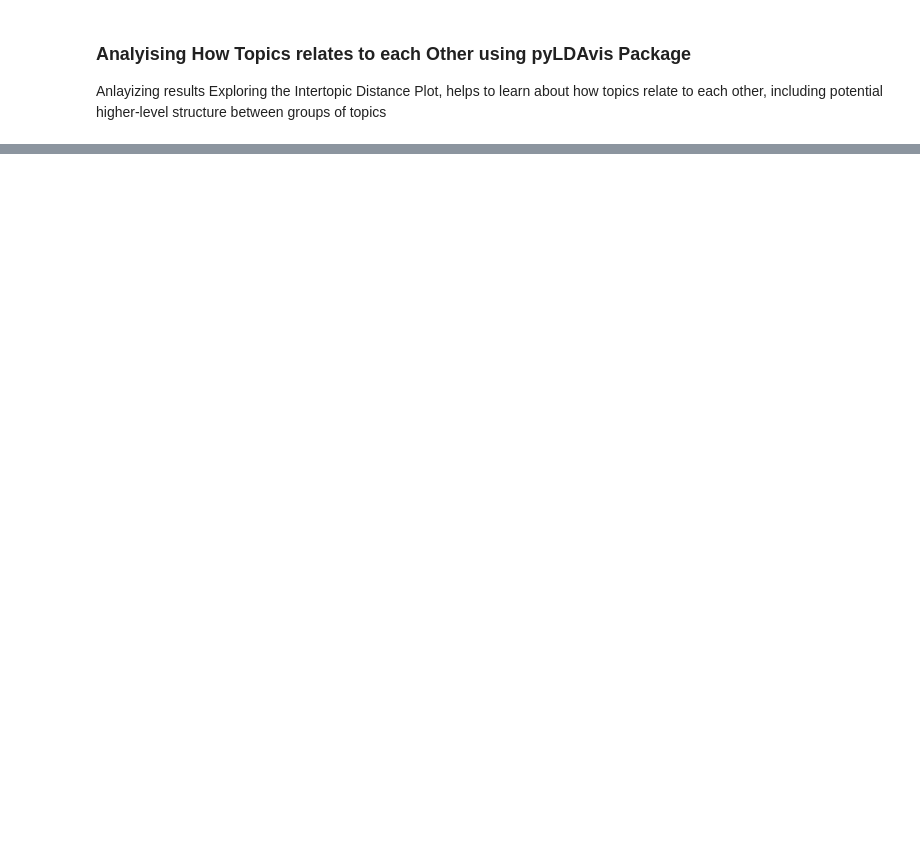
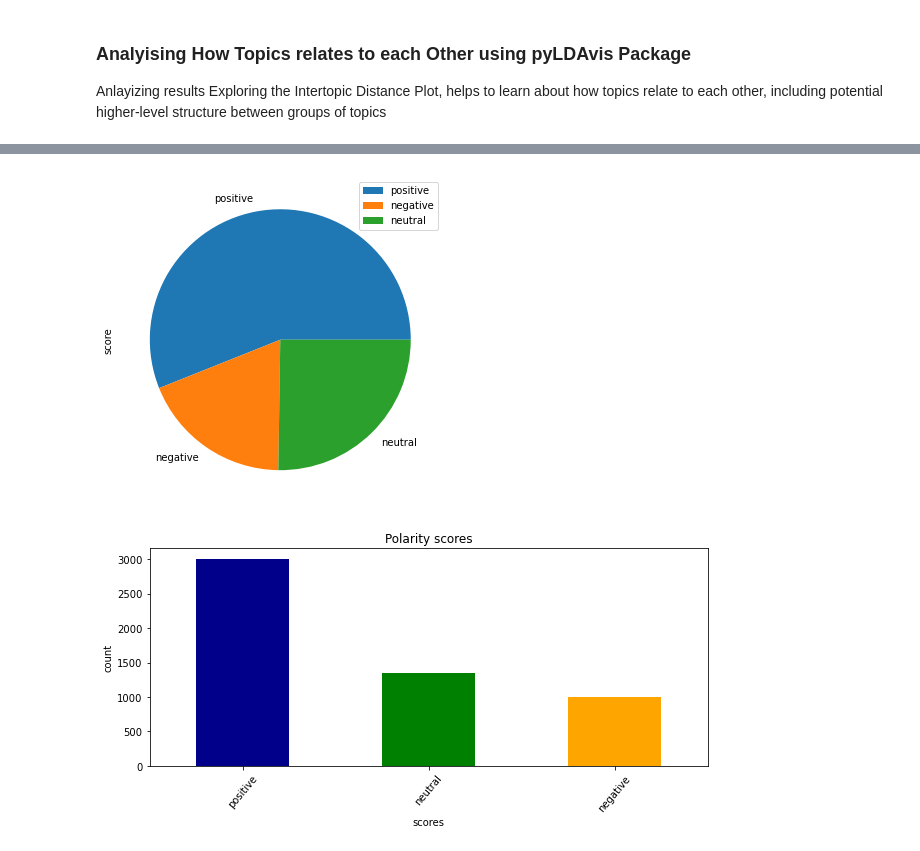
Before and after one commit to Caphace-Ethan/10Academy, a Jupyter notebook: Topic_Modeling_Sentiment_analysis.ipynb, the cells around one changed output, grey strips where cells are left out. Saved outputs shown, nothing was run; the diff lists cells and outputs as text; code cells hidden in the pictures; blank space fills up the shorter version.

Commit message:
Updated Topic Modeling and Sentiment Analysis

```diff
--- a/Topic_Modeling_Sentiment_analysis.ipynb
+++ b/Topic_Modeling_Sentiment_analysis.ipynb
@@ -370,0 +617,7 @@ On the Diagram above shows that Topic1 which can be described as "Indian Vaccine
+# %%
+### Preparing Data to Perform Sentiment Analysis
+
+tweets_filtered = pd.DataFrame(columns=['clean_text','polarity'])
+
+tweets_filtered['clean_text'] =  tweet_df['original_text'].to_list()
+tweets_filtered['polarity'] = tweet_df['polarity'].to_list()
@@ -370,0 +650,14 @@ On the Diagram above shows that Topic1 which can be described as "Indian Vaccine
+# %%
+def text_category(p):
+    if p == 0:
+        return "neutral"
+    elif p > 0:
+
+        return "positive"
+    else:
+        return "negative"
+# %%
+tweets_filtered['polarity']=pd.to_numeric(tweets_filtered['polarity'],errors='coerce')
+tweets_filtered['score'] = tweets_filtered.polarity.apply(text_category)
+
+tweets_filtered[:100]
@@ -370,0 +678,26 @@ On the Diagram above shows that Topic1 which can be described as "Indian Vaccine
+# %%
+a,b,c = 0,0,0
+for element in tweets_filtered.score:
+    if element == 'positive':
+        a +=1
+    elif element == 'negative':
+        b +=1
+    else:
+        c +=1
+
+df = pd.DataFrame({'score': [a, b , c]},
+                  index=['positive', 'negative', 'neutral'])
+plot = df.plot.pie(y='score', figsize=(11, 6),subplots=True)
+
+# tweets_filtered.hist(column='polarity')
+#Bar chart
+colors = ['darkblue', 'green','orange']
+
+plt.figure(figsize=(10,4))
+tweets_filtered['score'].value_counts().plot(kind='bar', rot = 50, color= colors)
+plt.title('Polarity scores')
+plt.xlabel('scores')
+plt.ylabel('count');
+# %% [output]
+[figure, added]
+[figure, added]
```
Also changed, not shown: parts of 23 cells of this notebook.
